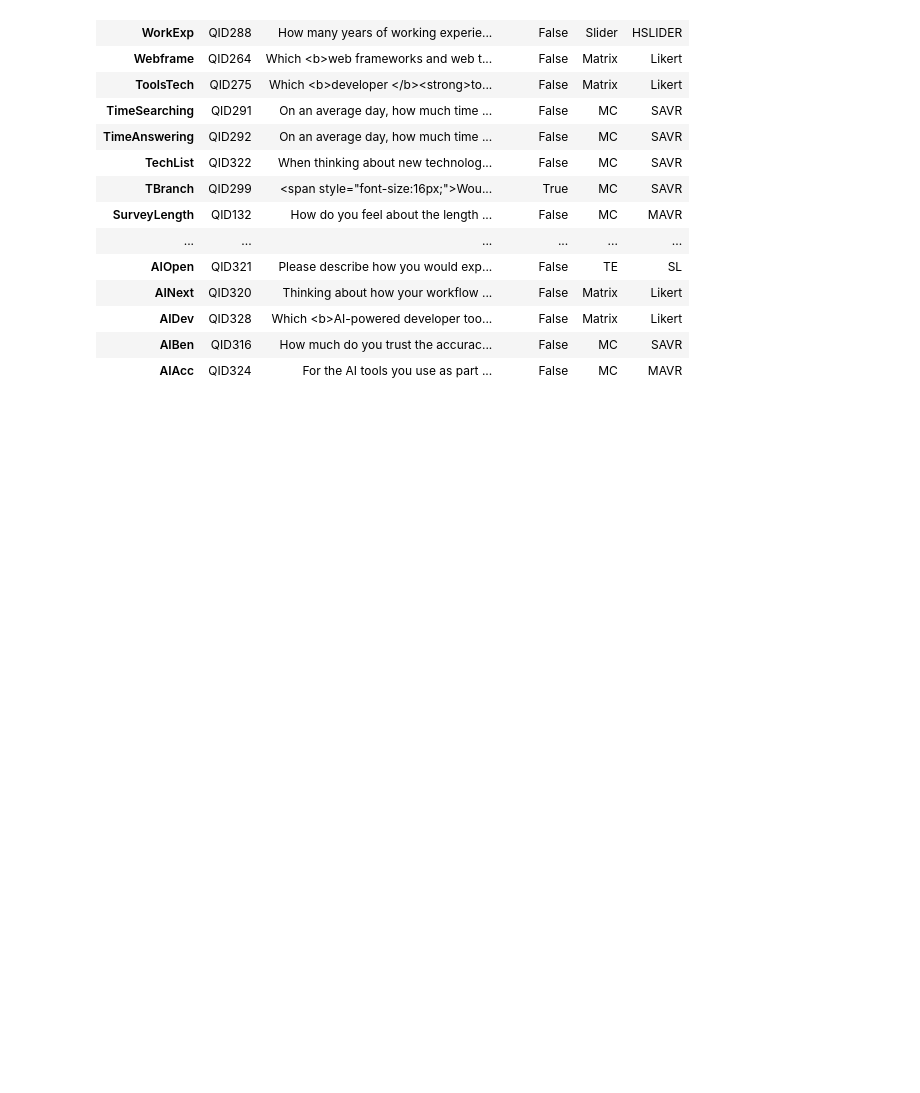
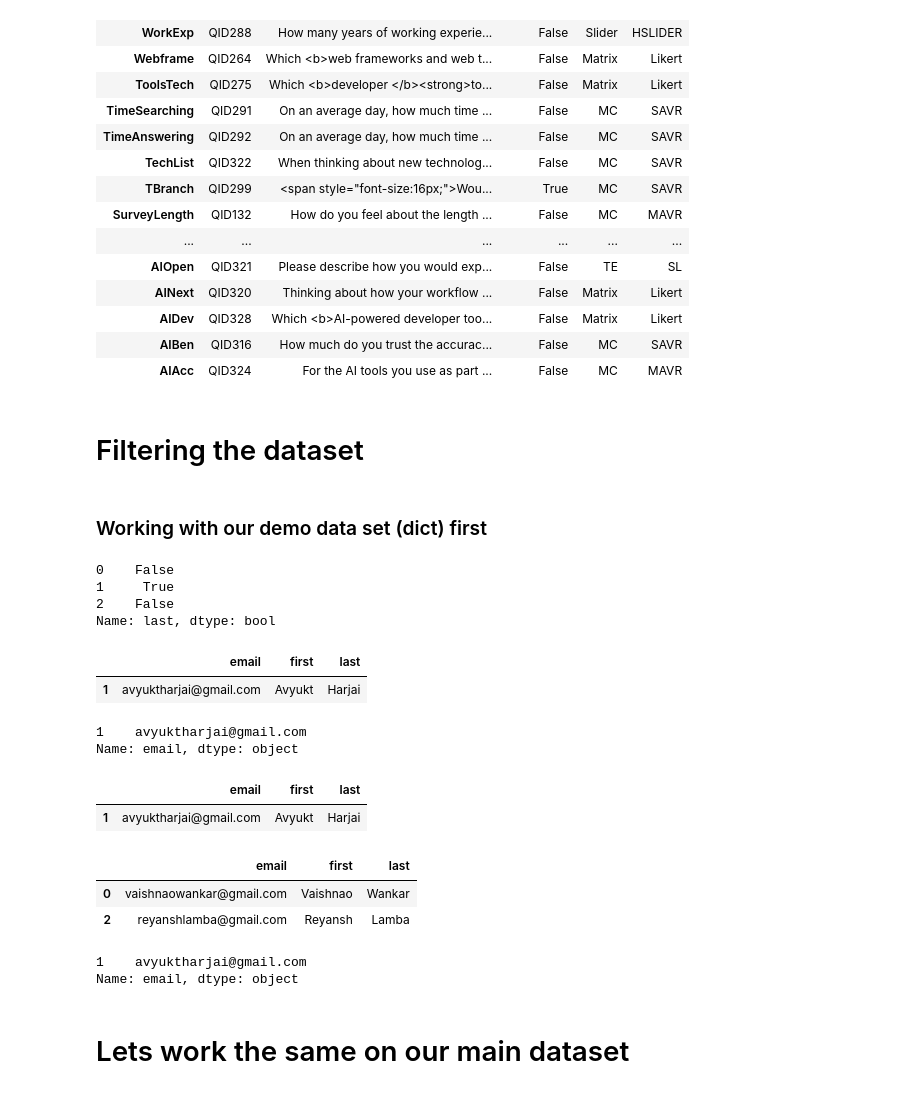
Before and after one commit to vaishnaowankar/Python-Practise, a Jupyter notebook: 01-Python-for-data-science/Pandas/learn-pandas.ipynb, the cells around one changed output. Saved outputs shown, nothing was run; the diff lists cells and outputs as text; code cells hidden in the pictures; blank space fills up the shorter version.

```diff
--- a/01-Python-for-data-science/Pandas/learn-pandas.ipynb
+++ b/01-Python-for-data-science/Pandas/learn-pandas.ipynb
@@ -523,3 +526,14 @@ schema_df.sort_index(ascending = False)
 | AIDev | QID328 | Which <b>AI-powered developer too... | False | Matrix | Likert |
 | AIBen | QID316 | How much do you trust the accurac... | False | MC | SAVR |
 | AIAcc | QID324 | For the AI tools you use as part ... | False | MC | MAVR |
+# %% [markdown]
+# Filtering the dataset
+# %% [markdown]
+### Working with our demo data set (dict) first
+# %%
+python_df['last'] == 'Harjai'
+# %% [output]
+0    False
+1     True
+2    False
+Name: last, dtype: bool
@@ -525,0 +543,12 @@ schema_df.sort_index(ascending = False)
+# %%
+# returns the DataFrame
+python_df[filt]
+# %% [output]
+|  | email | first | last |
+| 1 | avyuktharjai@gmail.com | Avyukt | Harjai |
+# %%
+# Even better method is to use loc
+python_df.loc[filt,'email']
+# %% [output]
+1    avyuktharjai@gmail.com
+Name: email, dtype: object
@@ -525,0 +557,23 @@ schema_df.sort_index(ascending = False)
+# %%
+python_df[filt2]
+# %% [output]
+|  | email | first | last |
+| 1 | avyuktharjai@gmail.com | Avyukt | Harjai |
+# %%
+filt3 = (python_df['first'] == 'Vaishnao') | (python_df['last'] == 'Lamba')
+# %%
+python_df[filt3]
+# %% [output]
+|  | email | first | last |
+| 0 | vaishnaowankar@gmail.com | Vaishnao | Wankar |
+| 2 | reyanshlamba@gmail.com | Reyansh | Lamba |
+# %%
+# Getting output opposite to that of the filter
+python_df.loc[~filt3 , 'email']
+
+# using the ~ sign
+# %% [output]
+1    avyuktharjai@gmail.com
+Name: email, dtype: object
+# %% [markdown]
+# Lets work the same on our main dataset
```
Also changed, not shown: parts of 24 cells of this notebook.
